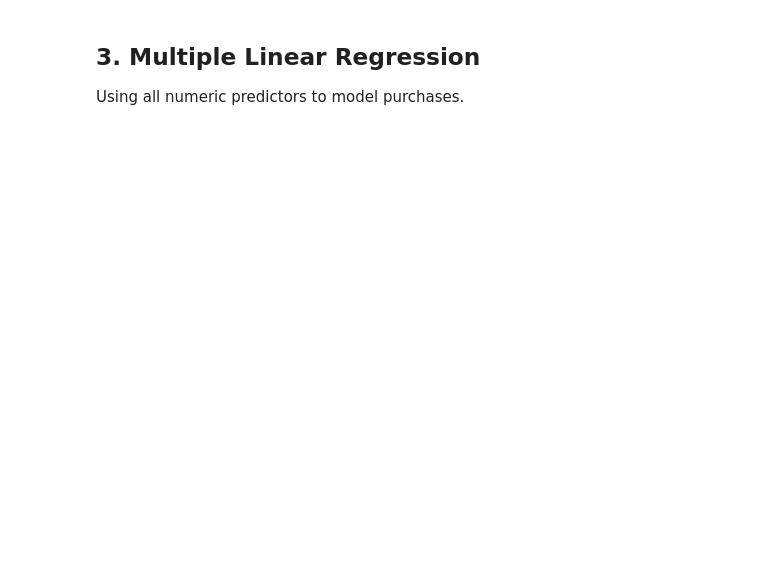
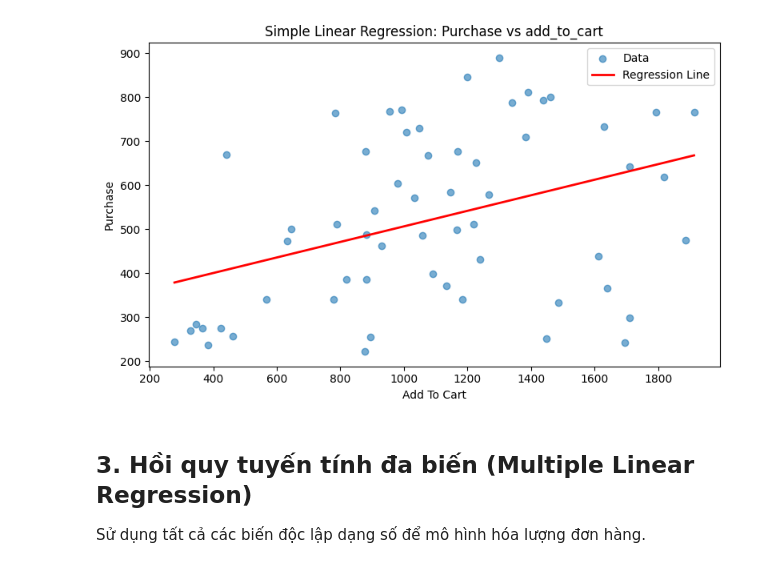
Before and after one commit to ThaiNguyen-2005/Marketing-AB-Testing, a Jupyter notebook: notebooks/06_Regression_Analysis.ipynb, the cells around one changed output. Saved outputs shown, nothing was run; the diff lists cells and outputs as text; code cells hidden in the pictures; blank space fills up the shorter version.

```diff
--- a/notebooks/06_Regression_Analysis.ipynb
+++ b/notebooks/06_Regression_Analysis.ipynb
@@ -88,21 +128,23 @@ print(model_simple.summary())
 # %%
 plt.figure(figsize=(8, 5))
 plt.scatter(df_clean[best_feature], y, alpha=0.6, label='Data')
 
 x_line = np.linspace(df_clean[best_feature].min(), df_clean[best_feature].max(), 100)
-y_line = model_simple.params[1] * x_line + model_simple.params[0]
+y_line = model_simple.params.iloc[1] * x_line + model_simple.params.iloc[0]
 plt.plot(x_line, y_line, color='red', linewidth=2, label='Regression Line')
 
 plt.xlabel(best_feature.replace('_', ' ').title())
 plt.ylabel('Purchase')
 plt.title(f'Simple Linear Regression: Purchase vs {best_feature}')
 plt.legend()
 plt.tight_layout()
 plt.show()
+# %% [output]
+[figure, added]
 # %% [markdown]
-## 3. Multiple Linear Regression
+## 3. Hồi quy tuyến tính đa biến (Multiple Linear Regression)
 
-Using all numeric predictors to model purchases.
+Sử dụng tất cả các biến độc lập dạng số để mô hình hóa lượng đơn hàng.
 # %%
 feature_cols = ['spend_usd', 'impressions', 'reach', 'website_clicks',
                 'searches', 'view_content', 'add_to_cart']
```
Also changed, not shown: parts of 21 cells of this notebook, 9 other files.
